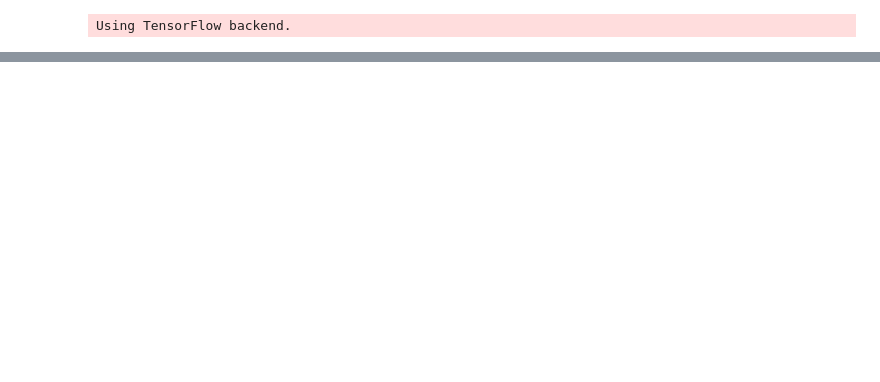
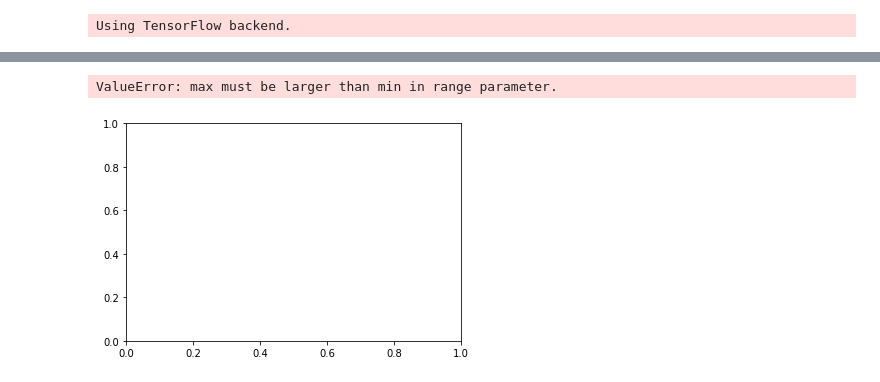
Before and after one commit to vijayPagi/RecommendationEngine, a Jupyter notebook: recommendation.ipynb, the cells around one changed output, grey strips where cells are left out. Cells and saved outputs as stored; diff of their text form; code cells hidden in the pictures; blank space fills up the shorter version.

```diff
--- a/recommendation.ipynb
+++ b/recommendation.ipynb
@@ -44,0 +13,2 @@ users.dropna
+# %%
+users = pd.read_csv('wine reviews.csv')
@@ -44,0 +35,10 @@ users.dropna
+# %%
+users['log_reviews.rating'] = np.log(users['reviews.rating'].values + 1)
+# %%
+plt.hist(users['log_reviews.rating'].values, bins=50)
+plt.xlabel('log(reviews.rating)')
+plt.ylabel('Number of Records')
+plt.show
+# %% [output]
+ValueError: max must be larger than min in range parameter.
+[figure, added]
```
Also changed, not shown: parts of 4 cells of this notebook.
